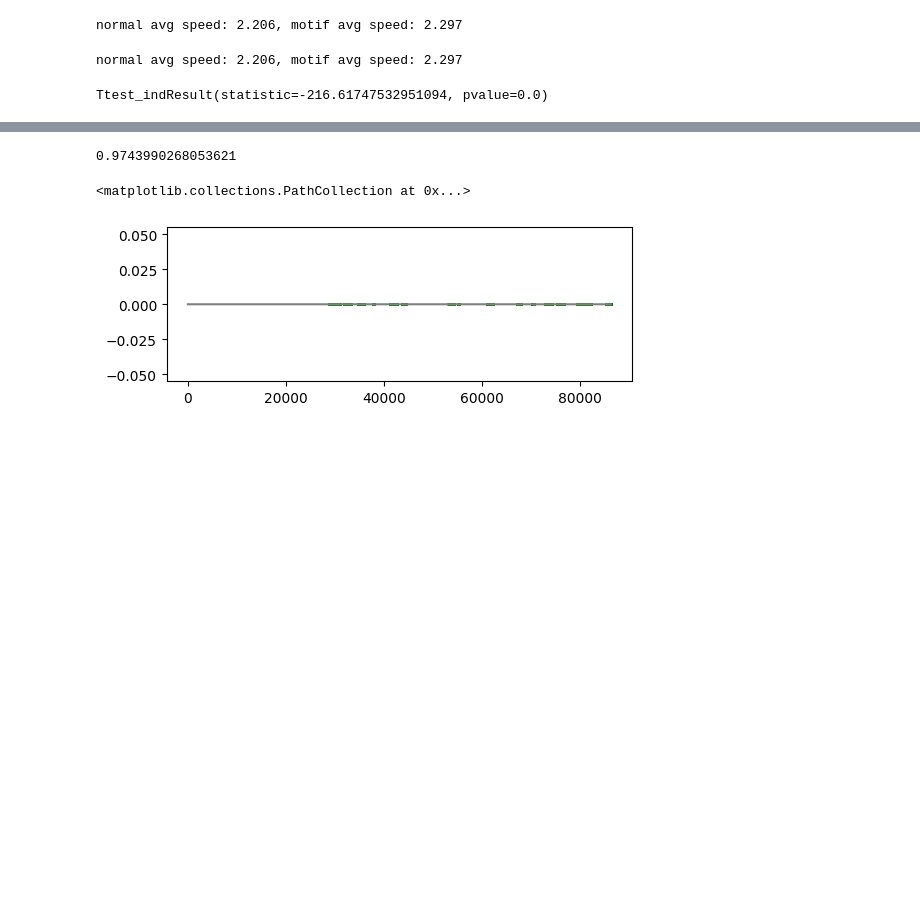
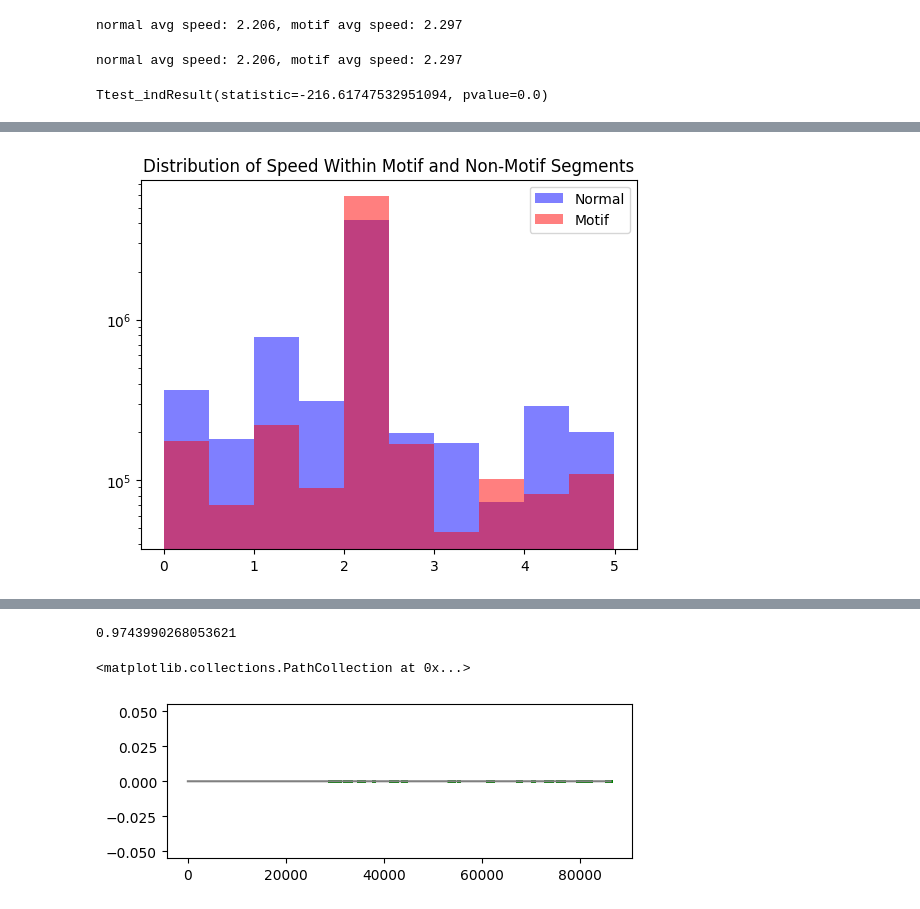
Before and after one commit to stellinaao/motifDetection, a Jupyter notebook: motifDetection-Copy1.ipynb, the cells around one changed output, grey strips where cells are left out. Saved outputs shown, nothing was run; the diff lists cells and outputs as text; code cells hidden in the pictures; blank space fills up the shorter version.

```diff
--- a/motifDetection-Copy1.ipynb
+++ b/motifDetection-Copy1.ipynb
@@ -1141,0 +1163,7 @@ plt.yscale('log')
+# %%
+plt.hist(speed_normal_flat, alpha = 0.5, color='b', label="Normal")
+plt.hist(speed_motif_flat, alpha = 0.5, color='r', label="Motif")
+plt.title("Distribution of Speed Within Motif and Non-Motif Segments"); plt.legend()
+plt.yscale('log')
+# %% [output]
+[figure, added]
```
Also changed, not shown: parts of 17 cells of this notebook.
